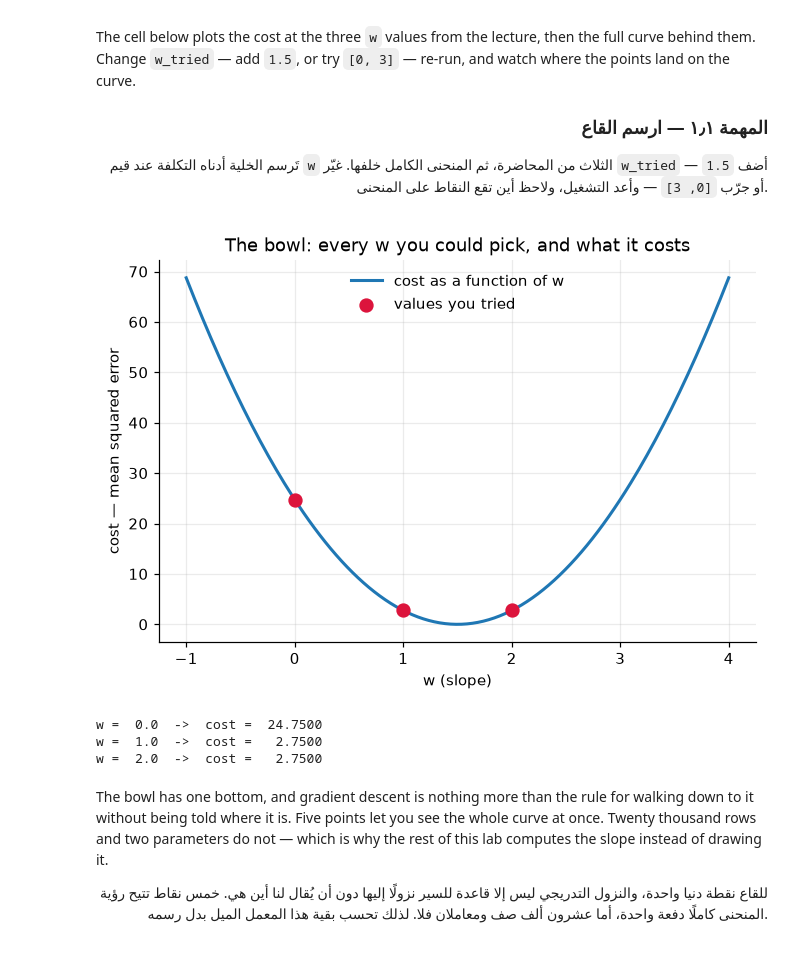
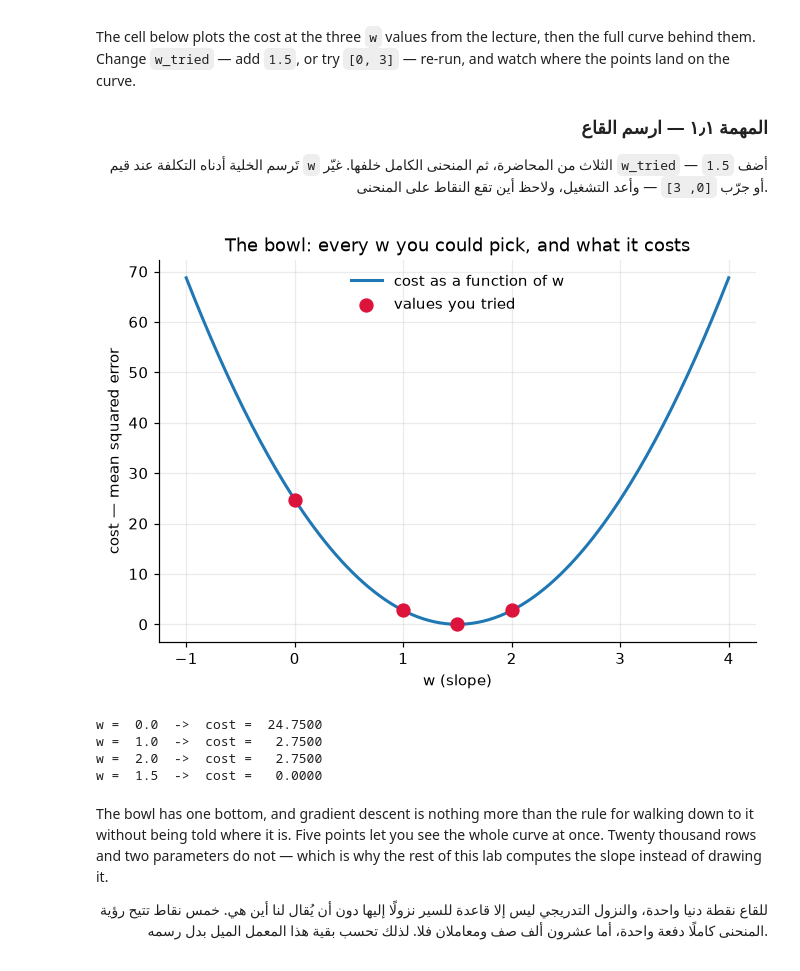
Before and after one commit to Lujain-Alahmari/AIEP_Olo_student, a Jupyter notebook: week_1_foundations/labs/D2_gradient_descent/D2_gradient_descent_blank.ipynb, the cells around one changed output. Cells and saved outputs as stored; diff of their text form; code cells hidden in the pictures.

```diff
--- a/week_1_foundations/labs/D2_gradient_descent/D2_gradient_descent_blank.ipynb
+++ b/week_1_foundations/labs/D2_gradient_descent/D2_gradient_descent_blank.ipynb
@@ -240,28 +240,29 @@ Change `w_tried` — add `1.5`, or try `[0, 3]` — re-run, and watch where the
 
 </div>
 # %%
-w_tried = [0.0, 1.0, 2.0]          # <- change this and re-run
+w_tried = [0.0, 1.0, 2.0, 1.5]          # <- change this and re-run
 
 w_grid = np.linspace(-1, 4, 200)
 costs_grid = [cost(w, 0.0, x_five, y_five) for w in w_grid]
 
 fig, ax = plt.subplots()
 ax.plot(w_grid, costs_grid, linewidth=2, label="cost as a function of w")
 ax.scatter(w_tried, [cost(w, 0.0, x_five, y_five) for w in w_tried],
            s=70, zorder=3, color="crimson", label="values you tried")
 ax.set_xlabel("w (slope)")
 ax.set_ylabel("cost — mean squared error")
 ax.set_title("The bowl: every w you could pick, and what it costs")
 ax.legend()
 plt.show()
 
 for w in w_tried:
     print(f"w = {w:>4.1f}  ->  cost = {cost(w, 0.0, x_five, y_five):8.4f}")
 # %% [output]
-[figure, old version]
+[figure, new version]
 w =  0.0  ->  cost =  24.7500
 w =  1.0  ->  cost =   2.7500
 w =  2.0  ->  cost =   2.7500
+w =  1.5  ->  cost =   0.0000
 # %% [markdown]
 The bowl has one bottom, and gradient descent is nothing more than the rule for walking down to it
 without being told where it is. Five points let you see the whole curve at once. Twenty thousand rows
```
Also changed, not shown: 1 other file.
